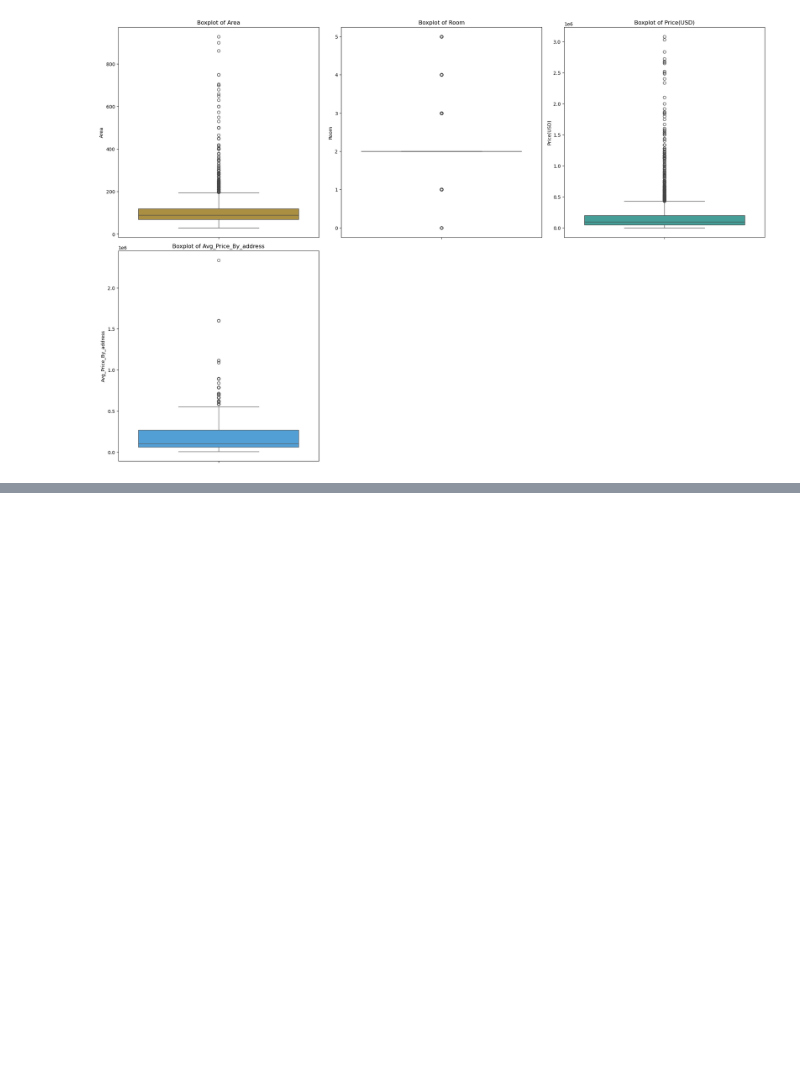
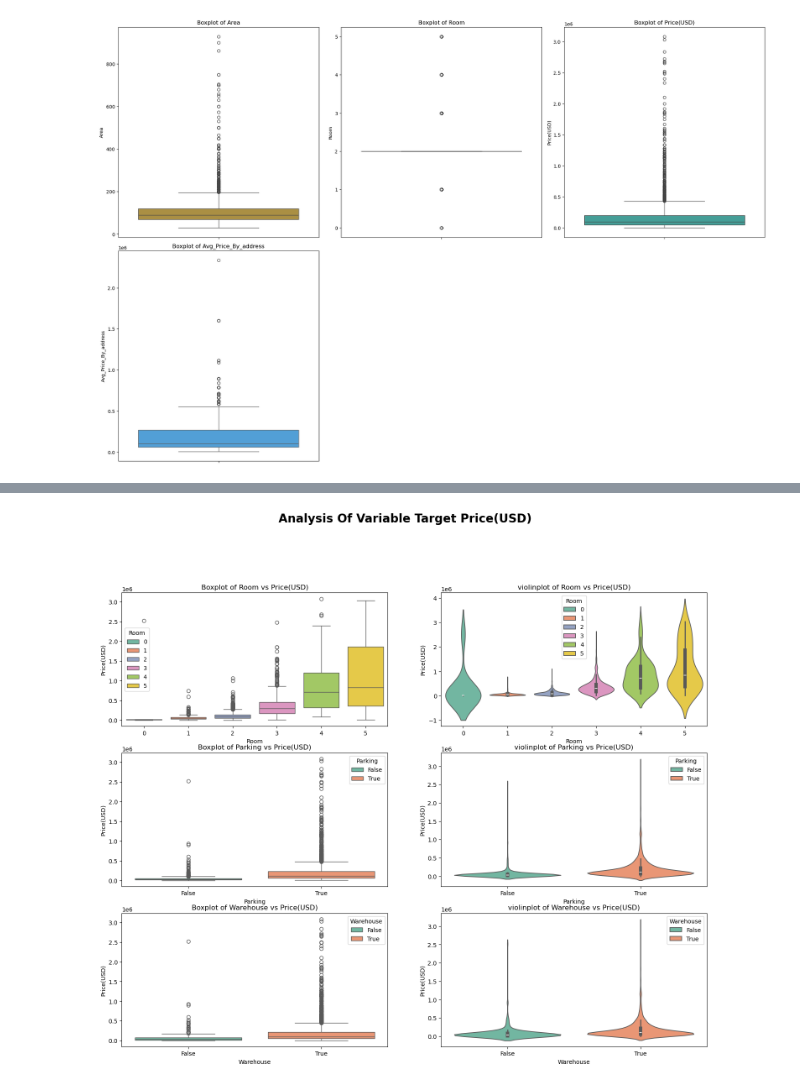
Before and after one commit to Moein1239/HousePrice_Tehran, a Jupyter notebook: Scripts/Houseprice_Tehran.ipynb, the cells around one changed output, grey strips where cells are left out. Saved outputs shown, nothing was run; the diff lists cells and outputs as text; code cells hidden in the pictures; blank space fills up the shorter version.

Commit message:
Analysis with Boxplot & Violinplot

```diff
--- a/Scripts/Houseprice_Tehran.ipynb
+++ b/Scripts/Houseprice_Tehran.ipynb
@@ -149,0 +151,34 @@ plt.show()
+# %%
+plt.figure(figsize=(18, 19))
+plt.suptitle("Analysis Of Variable Target Price(USD)", fontweight="bold", fontsize=20)
+
+axes=[]
+
+axes.append(plt.subplot(4,2,1))
+sns.boxplot(x='Room', y='Price(USD)', hue="Room", data=df, palette='Set2')
+plt.title('Boxplot of Room vs Price(USD)')
+
+axes.append(plt.subplot(4,2,2))
+sns.violinplot(x='Room', y='Price(USD)', hue="Room", data=df, palette='Set2')
+plt.title('violinplot of Room vs Price(USD)')
+
+axes.append(plt.subplot(4,2,3))
+sns.boxplot(x='Parking' , y='Price(USD)' ,hue='Parking' ,data=df ,palette='Set2')
+plt.title('Boxplot of Parking vs Price(USD)')
+
+axes.append(plt.subplot(4,2,4))
+sns.violinplot(x='Parking', y='Price(USD)', hue="Parking", data=df, palette='Set2')
+plt.title('violinplot of Parking vs Price(USD)')
+
+
+axes.append(plt.subplot(4,2,5))
+sns.boxplot(x='Warehouse' , y='Price(USD)' ,hue='Warehouse' ,data=df ,palette='Set2')
+plt.title('Boxplot of Warehouse vs Price(USD)')
+
+axes.append(plt.subplot(4,2,6))
+sns.violinplot(x='Warehouse', y='Price(USD)', hue="Warehouse", data=df, palette='Set2')
+plt.title('violinplot of Warehouse vs Price(USD)')
+
+plt.show()
+# %% [output]
+[figure, added]
```
Also changed, not shown: parts of 3 cells of this notebook.
